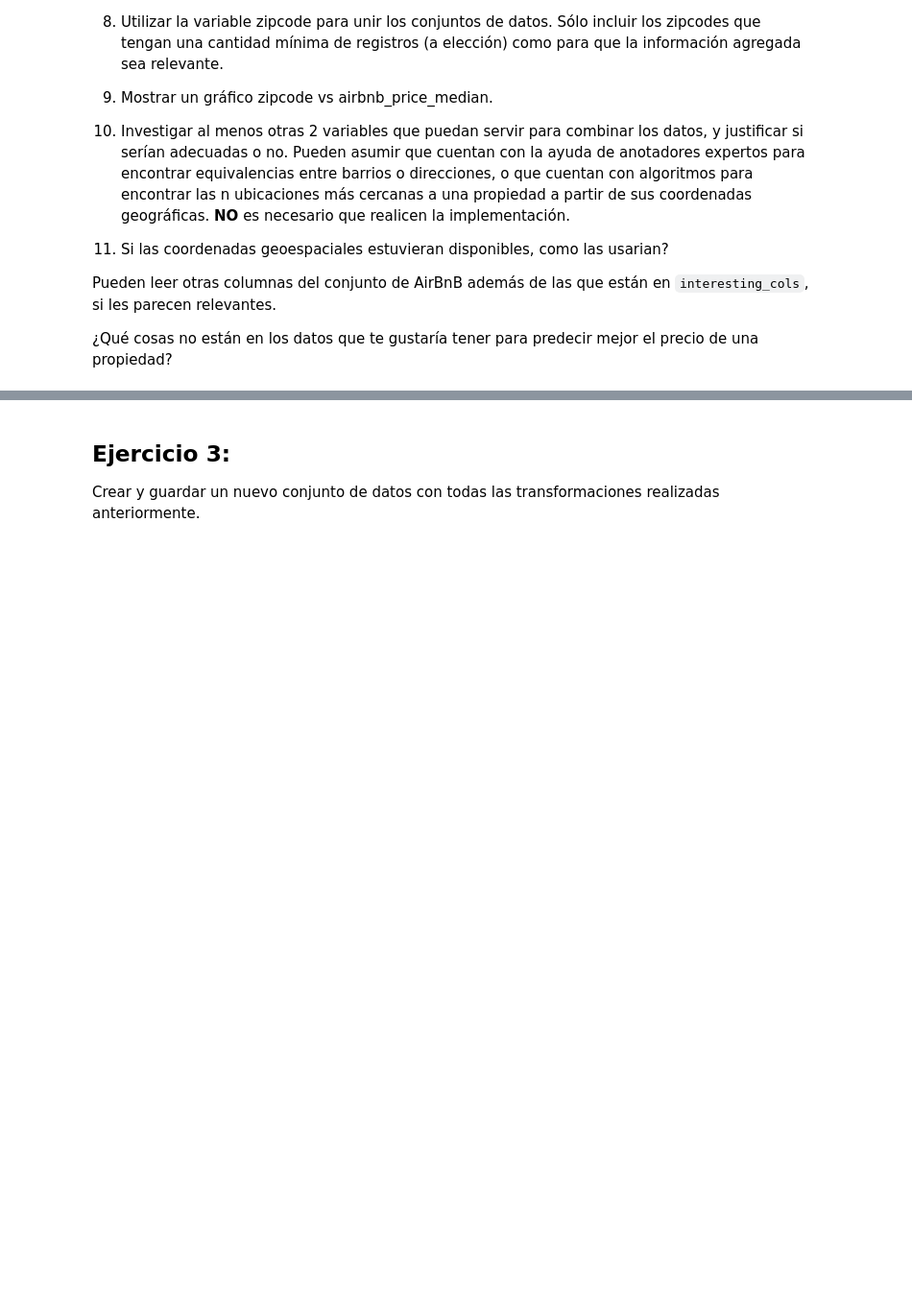
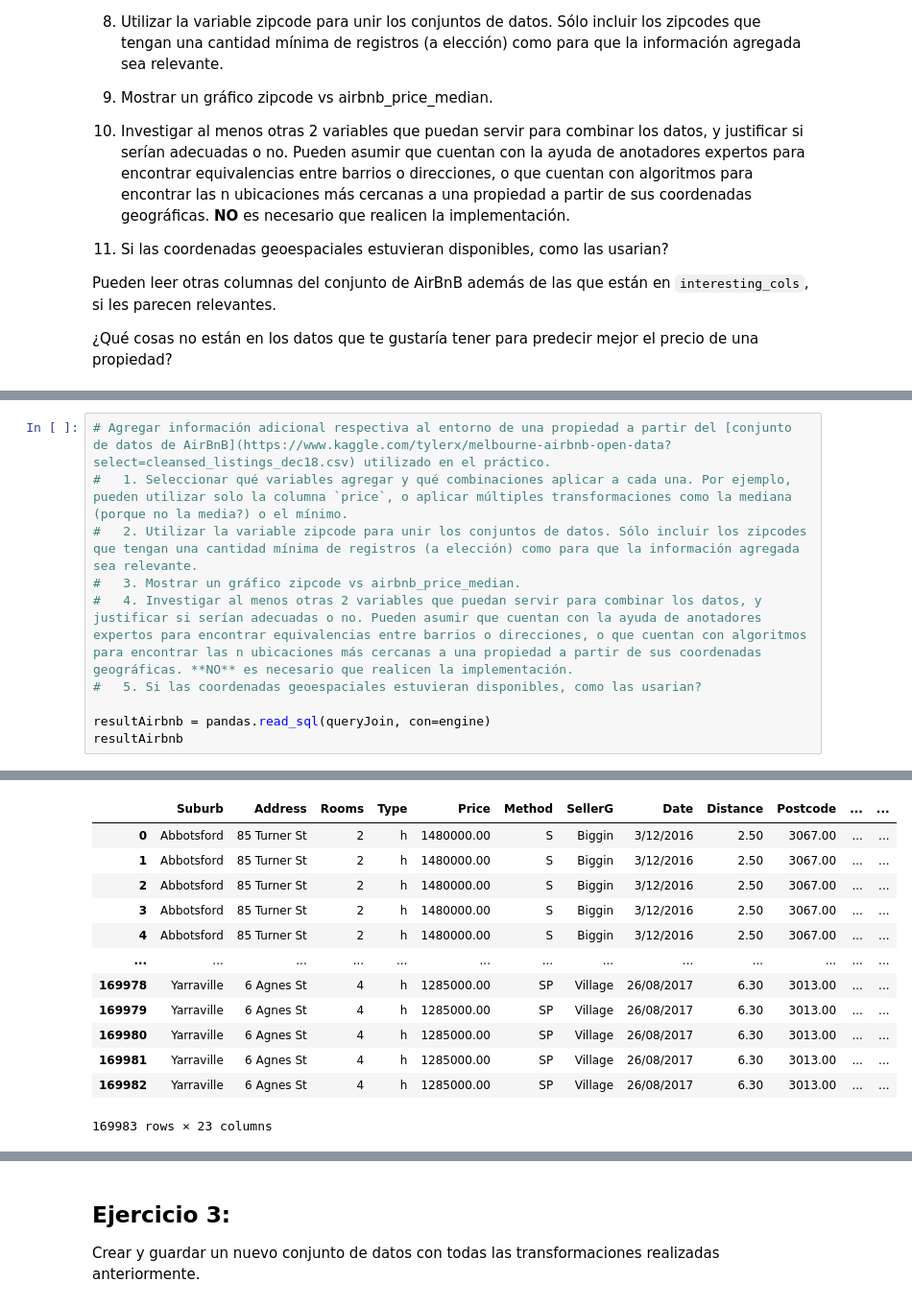
Before and after one commit to ramirobarone/CienciaDeDatosDiplo, a Jupyter notebook: Entregable_parte_1_eycd.ipynb, the cells around one changed output, grey strips where cells are left out. Shown: that part at 96% size. Drawn from its saved outputs; the diff is of its cells as text; blank space fills up the shorter version.

```diff
--- a/Entregable_parte_1_eycd.ipynb
+++ b/Entregable_parte_1_eycd.ipynb
@@ -416,0 +437,11 @@ plt.show()
+# %%
+# Agregar información adicional respectiva al entorno de una propiedad a partir del [conjunto de datos de AirBnB](https://www.kaggle.com/tylerx/melbourne-airbnb-open-data?select=cleansed_listings_dec18.csv) utilizado en el práctico.
+#   1. Seleccionar qué variables agregar y qué combinaciones aplicar a cada una. Por ejemplo, pueden utilizar solo la columna `price`, o aplicar múltiples transformaciones como la mediana (porque no la media?) o el mínimo.
+#   2. Utilizar la variable zipcode para unir los conjuntos de datos. Sólo incluir los zipcodes que tengan una cantidad mínima de registros (a elección) como para que la información agregada sea relevante.
+#   3. Mostrar un gráfico zipcode vs airbnb_price_median.
+#   4. Investigar al menos otras 2 variables que puedan servir para combinar los datos, y justificar si serían adecuadas o no. Pueden asumir que cuentan con la ayuda de anotadores expertos para encontrar equivalencias entre barrios o direcciones, o que cuentan con algoritmos para encontrar las n ubicaciones más cercanas a una propiedad a partir de sus coordenadas geográficas. **NO** es necesario que realicen la implementación.
+#   5. Si las coordenadas geoespaciales estuvieran disponibles, como las usarian?
+
+resultAirbnb = pandas.read_sql(queryJoin, con=engine)
+resultAirbnb
+# %% [output]
@@ -416,0 +456,13 @@ plt.show()
+|  | Suburb | Address | Rooms | Type | Price | Method | SellerG | Date | Distance | Postcode | ... | ... |
+| 0 | Abbotsford | 85 Turner St | 2 | h | 1480000.00 | S | Biggin | 3/12/2016 | 2.50 | 3067.00 | ... | ... |
+| 1 | Abbotsford | 85 Turner St | 2 | h | 1480000.00 | S | Biggin | 3/12/2016 | 2.50 | 3067.00 | ... | ... |
+| 2 | Abbotsford | 85 Turner St | 2 | h | 1480000.00 | S | Biggin | 3/12/2016 | 2.50 | 3067.00 | ... | ... |
+| 3 | Abbotsford | 85 Turner St | 2 | h | 1480000.00 | S | Biggin | 3/12/2016 | 2.50 | 3067.00 | ... | ... |
+| 4 | Abbotsford | 85 Turner St | 2 | h | 1480000.00 | S | Biggin | 3/12/2016 | 2.50 | 3067.00 | ... | ... |
+| ... | ... | ... | ... | ... | ... | ... | ... | ... | ... | ... | ... | ... |
+| 169978 | Yarraville | 6 Agnes St | 4 | h | 1285000.00 | SP | Village | 26/08/2017 | 6.30 | 3013.00 | ... | ... |
+| 169979 | Yarraville | 6 Agnes St | 4 | h | 1285000.00 | SP | Village | 26/08/2017 | 6.30 | 3013.00 | ... | ... |
+| 169980 | Yarraville | 6 Agnes St | 4 | h | 1285000.00 | SP | Village | 26/08/2017 | 6.30 | 3013.00 | ... | ... |
+| 169981 | Yarraville | 6 Agnes St | 4 | h | 1285000.00 | SP | Village | 26/08/2017 | 6.30 | 3013.00 | ... | ... |
+| 169982 | Yarraville | 6 Agnes St | 4 | h | 1285000.00 | SP | Village | 26/08/2017 | 6.30 | 3013.00 | ... | ... |
+169983 rows × 23 columns
```
Also changed, not shown: parts of 17 cells of this notebook.
